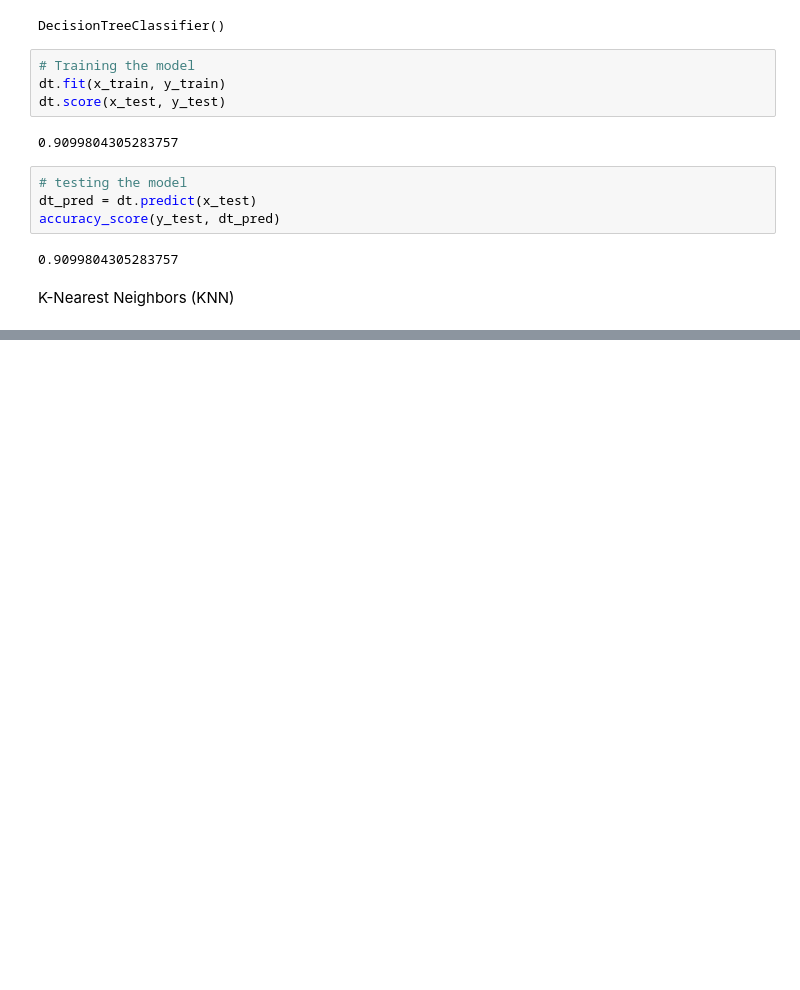
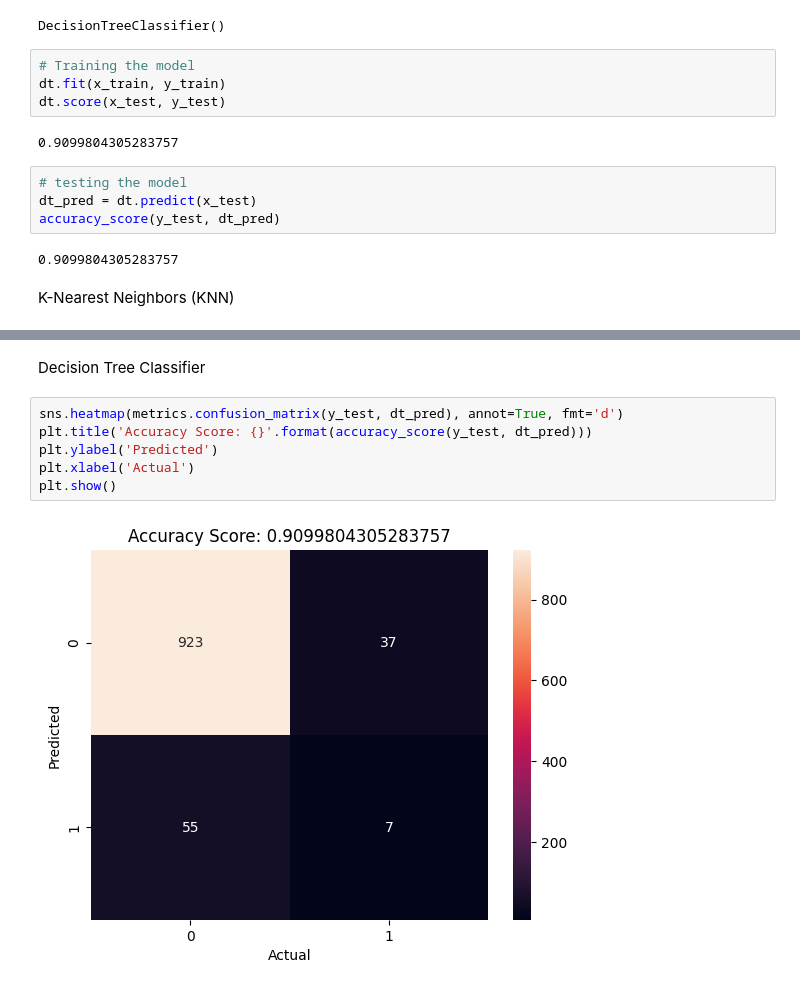
Before and after one commit to omari-kd/Heart-Stroke-Prediction, a Jupyter notebook: 01_notebook/noteboook.ipynb, the cells around one changed output, grey strips where cells are left out. Cells and saved outputs as stored; diff of their text form; blank space fills up the shorter version.

```diff
--- a/01_notebook/noteboook.ipynb
+++ b/01_notebook/noteboook.ipynb
@@ -285,0 +349,10 @@ K-Nearest Neighbors (KNN)
+# %% [markdown]
+Decision Tree Classifier
+# %%
+sns.heatmap(metrics.confusion_matrix(y_test, dt_pred), annot=True, fmt='d')
+plt.title('Accuracy Score: {}'.format(accuracy_score(y_test, dt_pred)))
+plt.ylabel('Predicted')
+plt.xlabel('Actual')
+plt.show()
+# %% [output]
+[figure, added]
```
Also changed, not shown: parts of 15 cells of this notebook.
